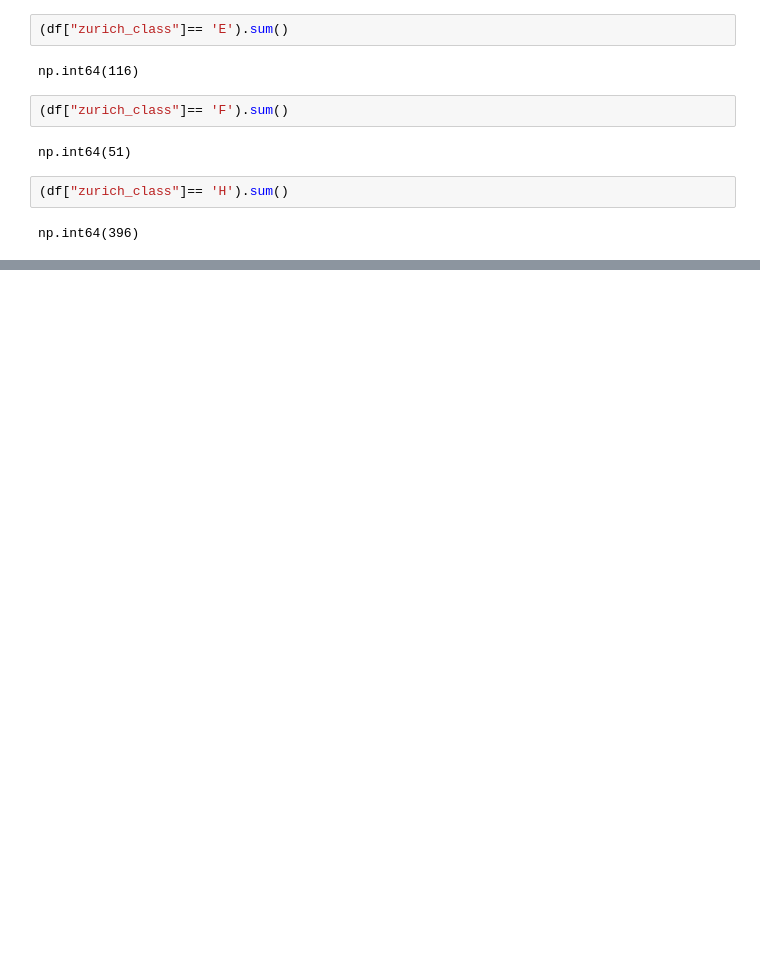
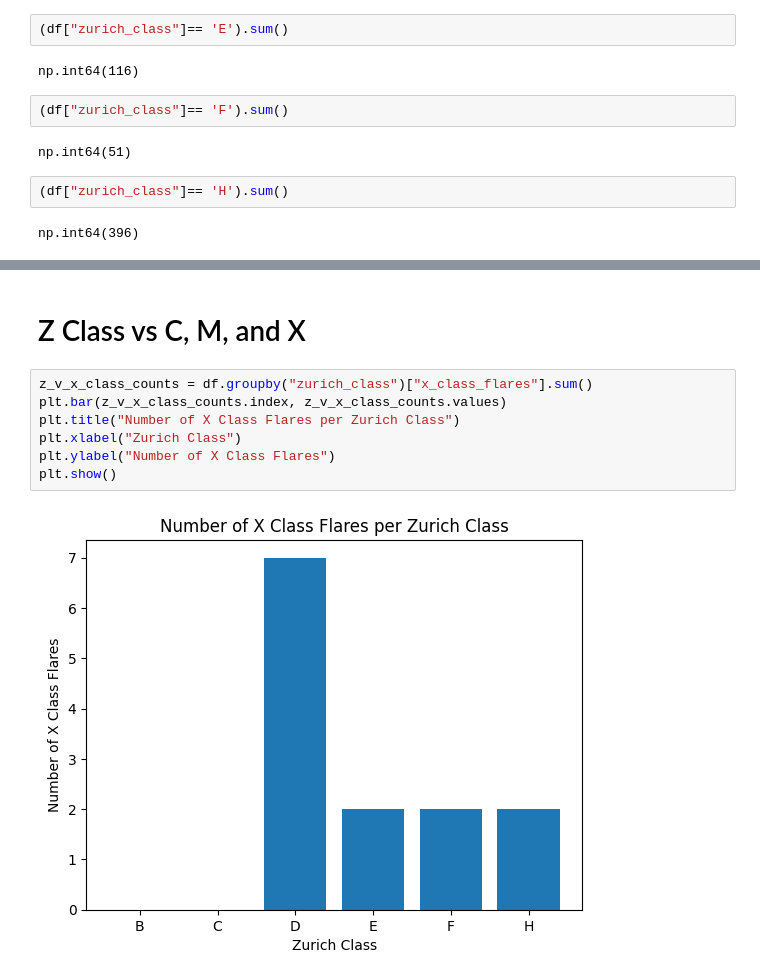
Before and after one commit to nollamae7-spec/DSRSP-Solar-Flares, a Jupyter notebook: storage_document_Solar_Flares.ipynb, the cells around one changed output, grey strips where cells are left out. Cells and saved outputs as stored; diff of their text form; blank space fills up the shorter version.

```diff
--- a/storage_document_Solar_Flares.ipynb
+++ b/storage_document_Solar_Flares.ipynb
@@ -705,0 +744,11 @@ np.int64(396)
+# %% [markdown]
+# Z Class vs C, M, and X
+# %%
+z_v_x_class_counts = df.groupby("zurich_class")["x_class_flares"].sum()
+plt.bar(z_v_x_class_counts.index, z_v_x_class_counts.values)
+plt.title("Number of X Class Flares per Zurich Class")
+plt.xlabel("Zurich Class")
+plt.ylabel("Number of X Class Flares")
+plt.show()
+# %% [output]
+[figure, added]
```
Also changed, not shown: parts of 14 cells of this notebook.
